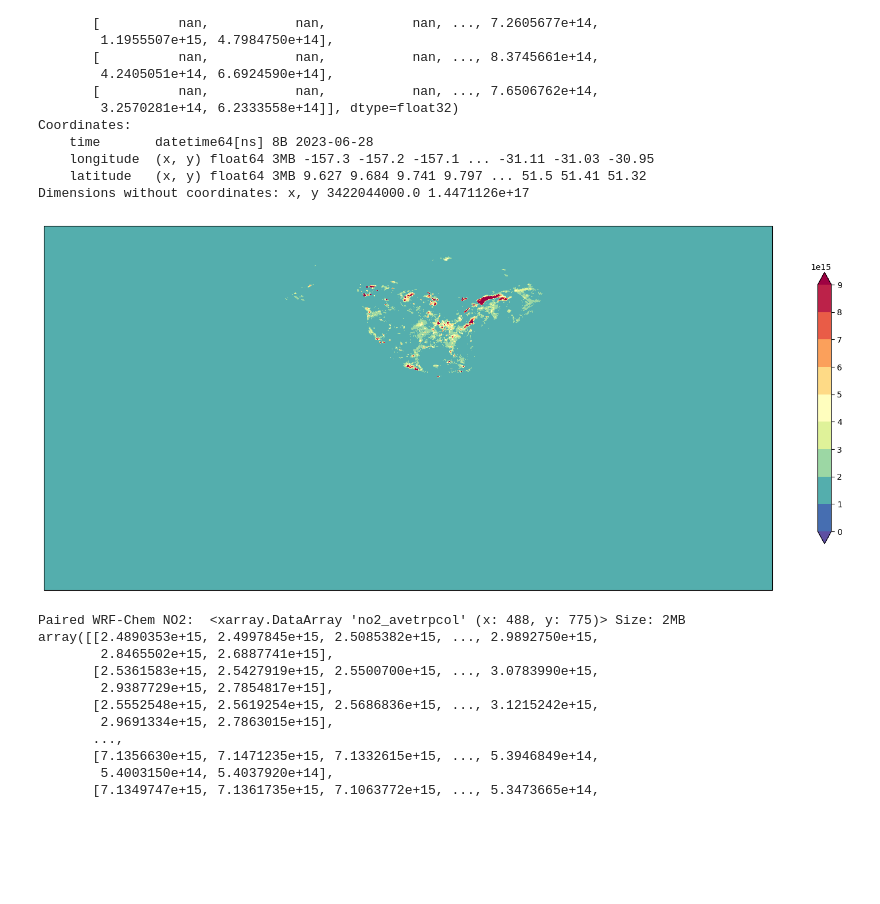
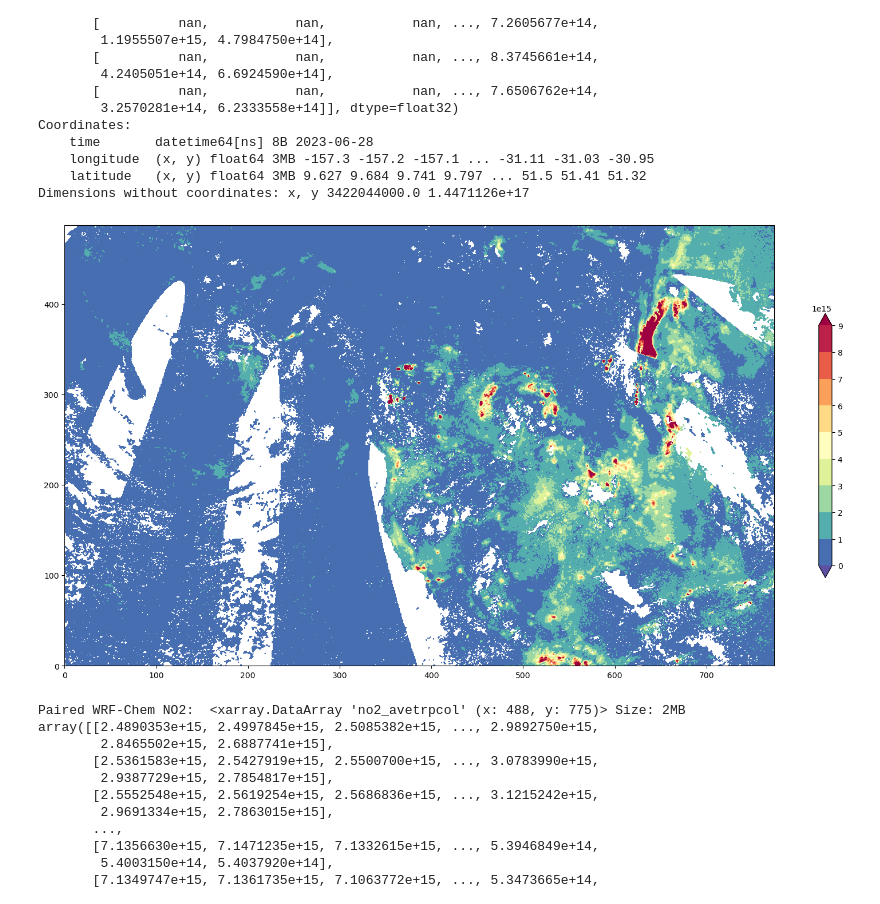
Before and after one commit to NOAA-CSL/MELODIES-MONET, a Jupyter notebook: examples/jupyter_notebooks/MM_trp_no2_l2_plot.ipynb, the cells around one changed output. Drawn from its saved outputs; the diff is of its cells as text; code cells hidden in the pictures; blank space fills up the shorter version.

```diff
--- a/examples/jupyter_notebooks/MM_trp_no2_l2_plot.ipynb
+++ b/examples/jupyter_notebooks/MM_trp_no2_l2_plot.ipynb
@@ -330,14 +330,14 @@ Coordinates:
 Dimensions without coordinates: x, y 3422044000.0 1.4471126e+17
 # %%
 fig = plt.figure(figsize=(20,10))
-ax = plt.axes(projection=ccrs.PlateCarree(central_longitude=-103))
+ax = plt.axes() #projection=ccrs.PlateCarree(central_longitude=-103))
 clev = np.arange(0, 1e16, 1*1e15)
-plt.contourf(lon, lat, no2grid, clev, cmap='Spectral_r', extend='both',transform=ccrs.PlateCarree())
+plt.contourf(no2grid, levels = clev, cmap='Spectral_r', extend='both')#,transform=ccrs.PlateCarree())
 cbar=plt.colorbar(shrink=0.6)
 plt.show()
 #fig.savefig('/Users/mengli/Work/melodies-monet/outdata/paried_trp_no2_20190715.png')
 # %% [output]
-[figure, old version]
+[figure, new version]
 # %%
 # 2. paired WRF-Chem NO2 trop. columns
 no2grid = paired_obs_stack['no2_avetrpcol']
```
Also changed, not shown: parts of 2 cells of this notebook.
